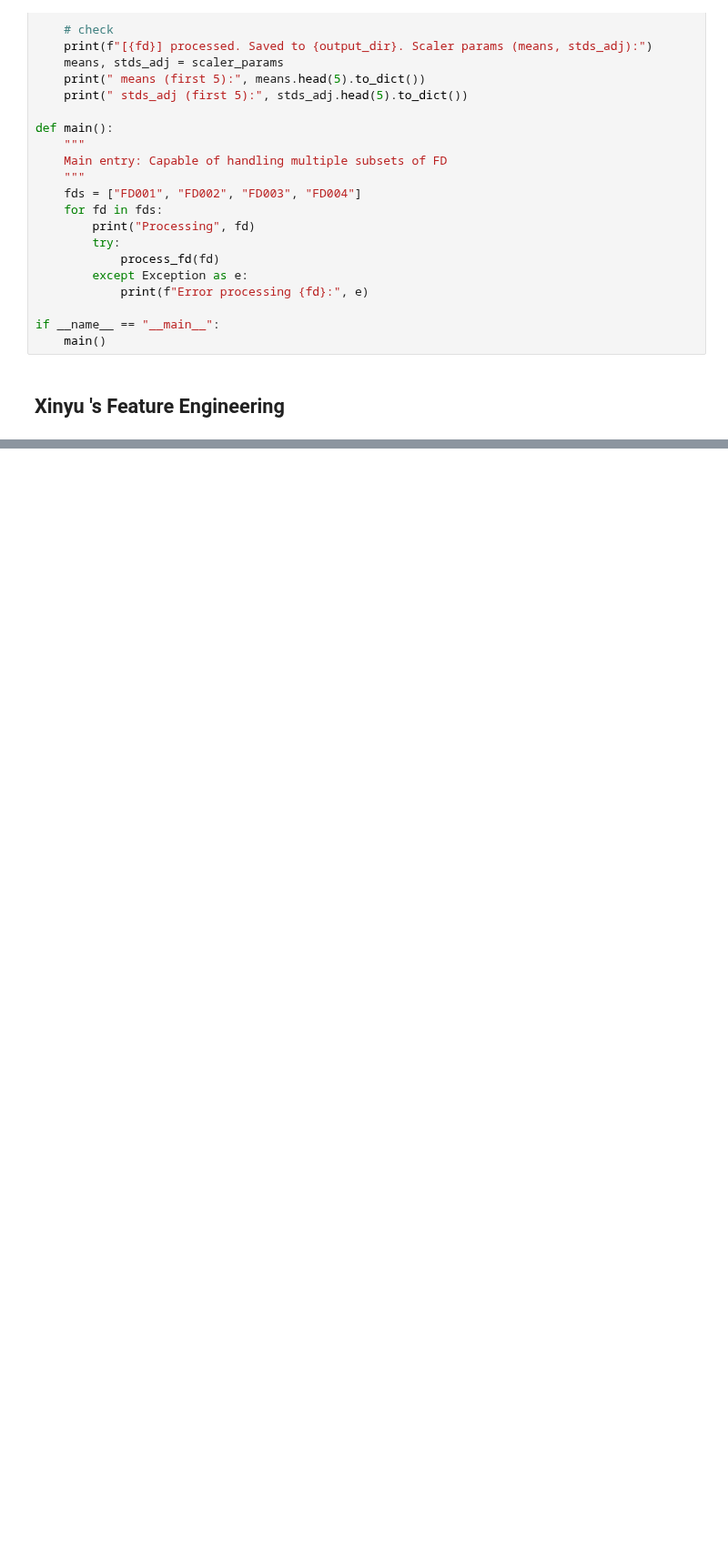
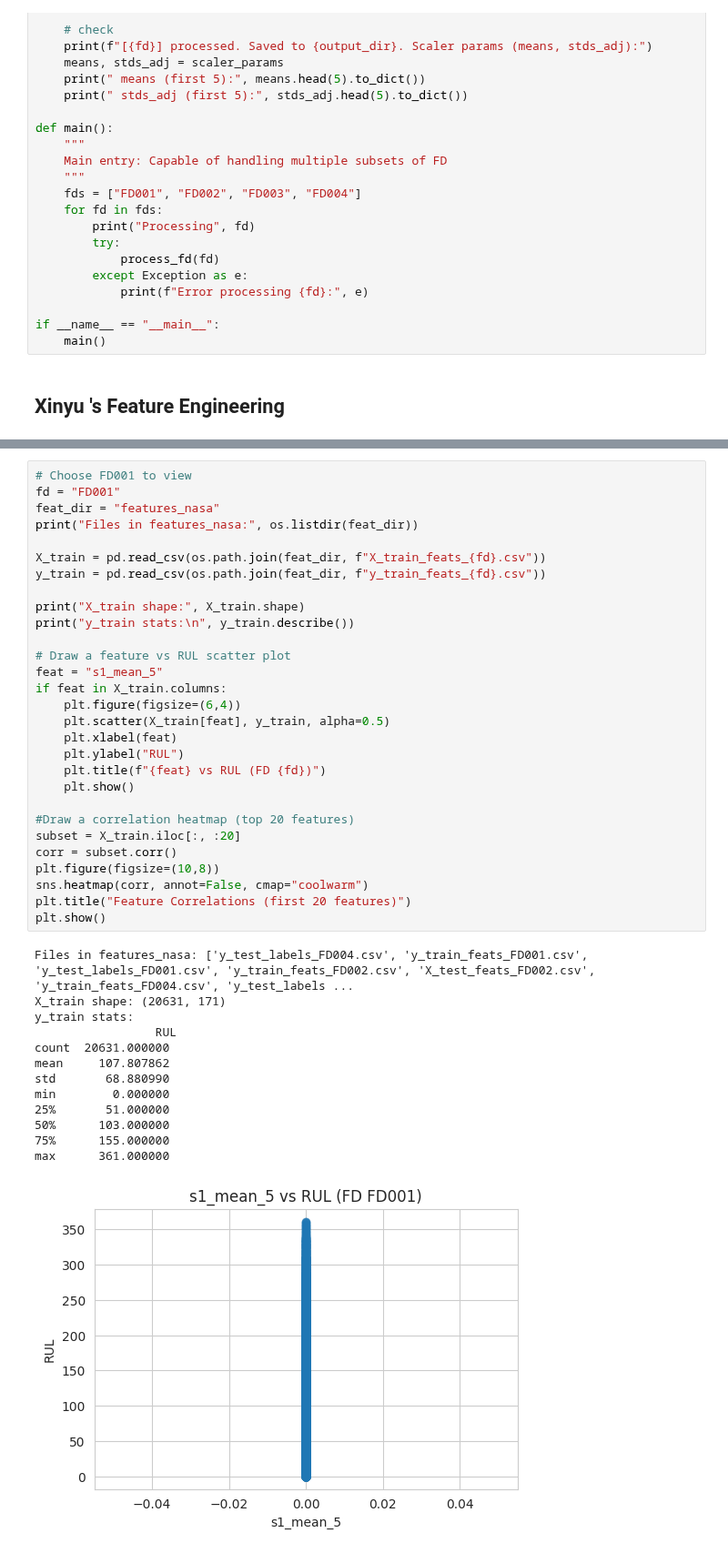
Before and after one commit to mosfet-sudo/ML-Project-G75, a Jupyter notebook: 90049_A2_G75_code.ipynb, the cells around one changed output, grey strips where cells are left out. Shown at 91% size. Cells and saved outputs as stored; diff of their text form; blank space fills up the shorter version.

```diff
--- a/90049_A2_G75_code.ipynb
+++ b/90049_A2_G75_code.ipynb
@@ -1212,0 +1287,43 @@ def compute_features(df_train, df_test, rolling_windows=[5,10,20]):
+# %%
+# Choose FD001 to view
+fd = "FD001"
+feat_dir = "features_nasa"
+print("Files in features_nasa:", os.listdir(feat_dir))
+
+X_train = pd.read_csv(os.path.join(feat_dir, f"X_train_feats_{fd}.csv"))
+y_train = pd.read_csv(os.path.join(feat_dir, f"y_train_feats_{fd}.csv"))
+
+print("X_train shape:", X_train.shape)
+print("y_train stats:\n", y_train.describe())
+
+# Draw a feature vs RUL scatter plot
+feat = "s1_mean_5"
+if feat in X_train.columns:
+    plt.figure(figsize=(6,4))
+    plt.scatter(X_train[feat], y_train, alpha=0.5)
+    plt.xlabel(feat)
+    plt.ylabel("RUL")
+    plt.title(f"{feat} vs RUL (FD {fd})")
+    plt.show()
+
+#Draw a correlation heatmap (top 20 features)
+subset = X_train.iloc[:, :20]
+corr = subset.corr()
+plt.figure(figsize=(10,8))
+sns.heatmap(corr, annot=False, cmap="coolwarm")
+plt.title("Feature Correlations (first 20 features)")
+plt.show()
+# %% [output]
+Files in features_nasa: ['y_test_labels_FD004.csv', 'y_train_feats_FD001.csv', 'y_test_labels_FD001.csv', 'y_train_feats_FD002.csv', 'X_test_feats_FD002.csv', 'y_train_feats_FD004.csv', 'y_test_labels ...
+X_train shape: (20631, 171)
+y_train stats:
+                 RUL
+count  20631.000000
+mean     107.807862
+std       68.880990
+min        0.000000
+25%       51.000000
+50%      103.000000
+75%      155.000000
+max      361.000000
+[figure, added]
```
Also changed, not shown: parts of 13 cells of this notebook.
